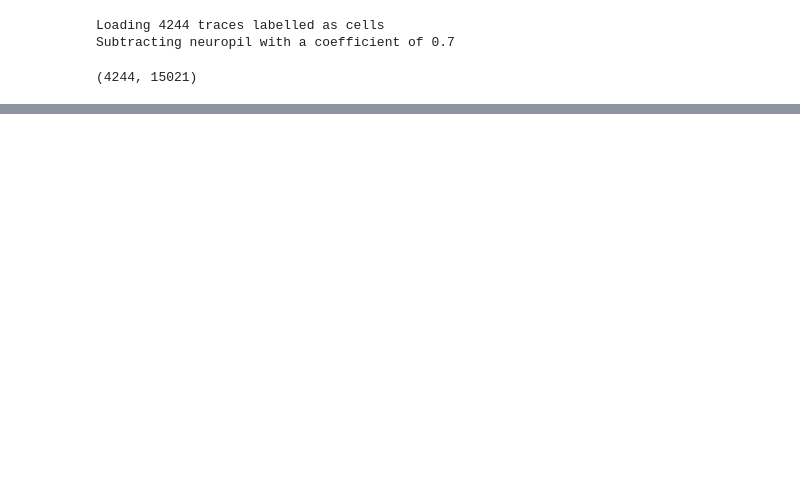
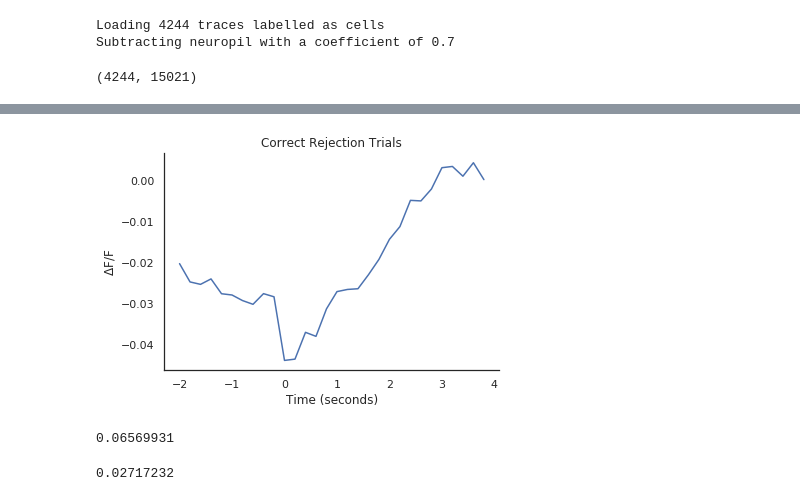
Before and after one commit to Packer-Lab/Vape, a Jupyter notebook: jupyter/imaging behaviour prototype.ipynb, the cells around one changed output, grey strips where cells are left out. Cells and saved outputs as stored; diff of their text form; code cells hidden in the pictures; blank space fills up the shorter version.

```diff
--- a/jupyter/imaging behaviour prototype.ipynb
+++ b/jupyter/imaging behaviour prototype.ipynb
@@ -86,0 +258,21 @@ for n in num_frames:
+# %%
+x_axis = (np.arange(len(grand_cr)) - pre_frames) / frame_rate
+plt.plot(x_axis, grand_cr)
+sns.despine()
+plt.ylabel(r'$\Delta $F/F')
+plt.xlabel('Time (seconds)')
+plt.title('Correct Rejection Trials')
+plt.savefig(os.path.join(figure_path, 'grand_cr.png'), bbox_inches="tight")
+plt.savefig(os.path.join(figure_path, 'grand_cr.pdf'), bbox_inches="tight")
+# %% [output]
+[figure, added]
+# %%
+sta_hit = np.mean(grand_hit[post_stim]) - np.mean(grand_hit[pre_stim])
+sta_hit
+# %% [output]
+0.06569931
+# %%
+sta_miss = np.mean(grand_miss[post_stim]) - np.mean(grand_miss[pre_stim])
+sta_miss
+# %% [output]
+0.02717232
```
Also changed, not shown: parts of 41 cells of this notebook, 8 other files.
